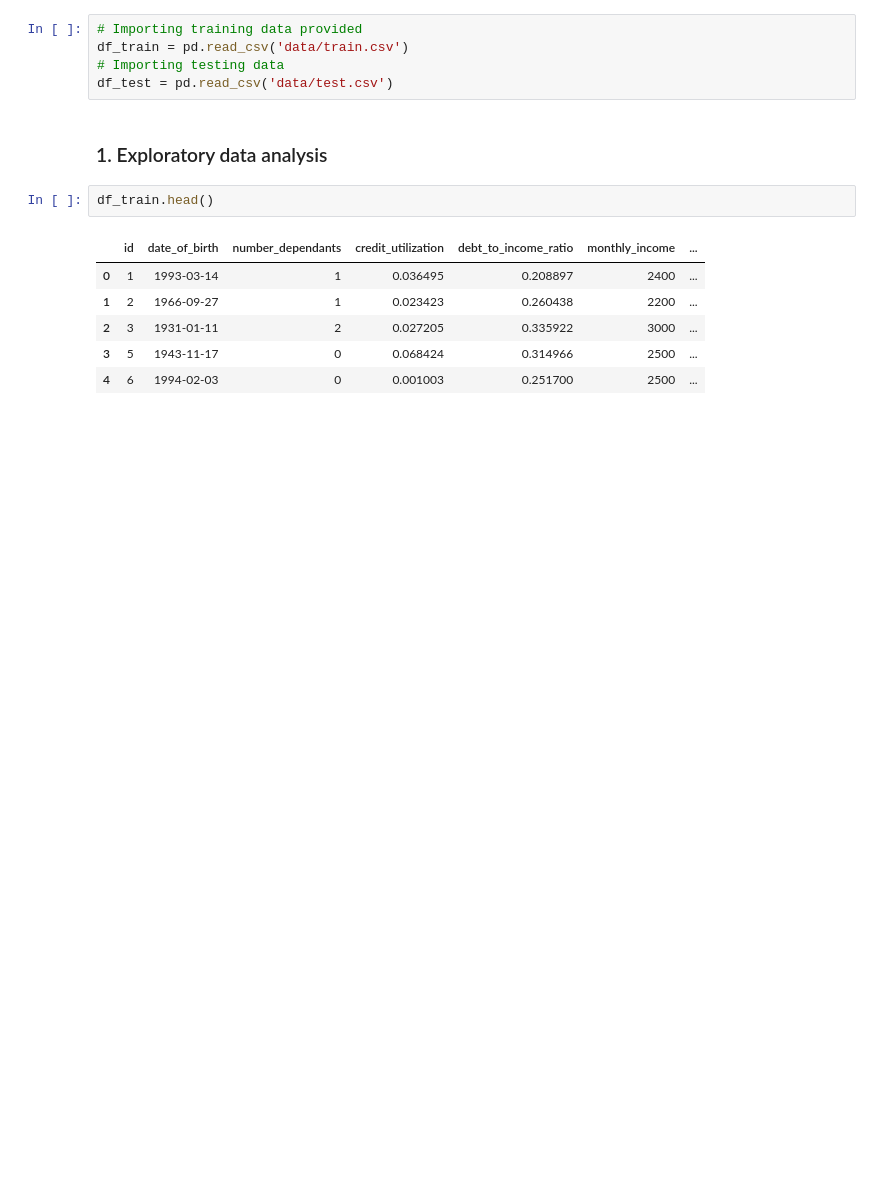
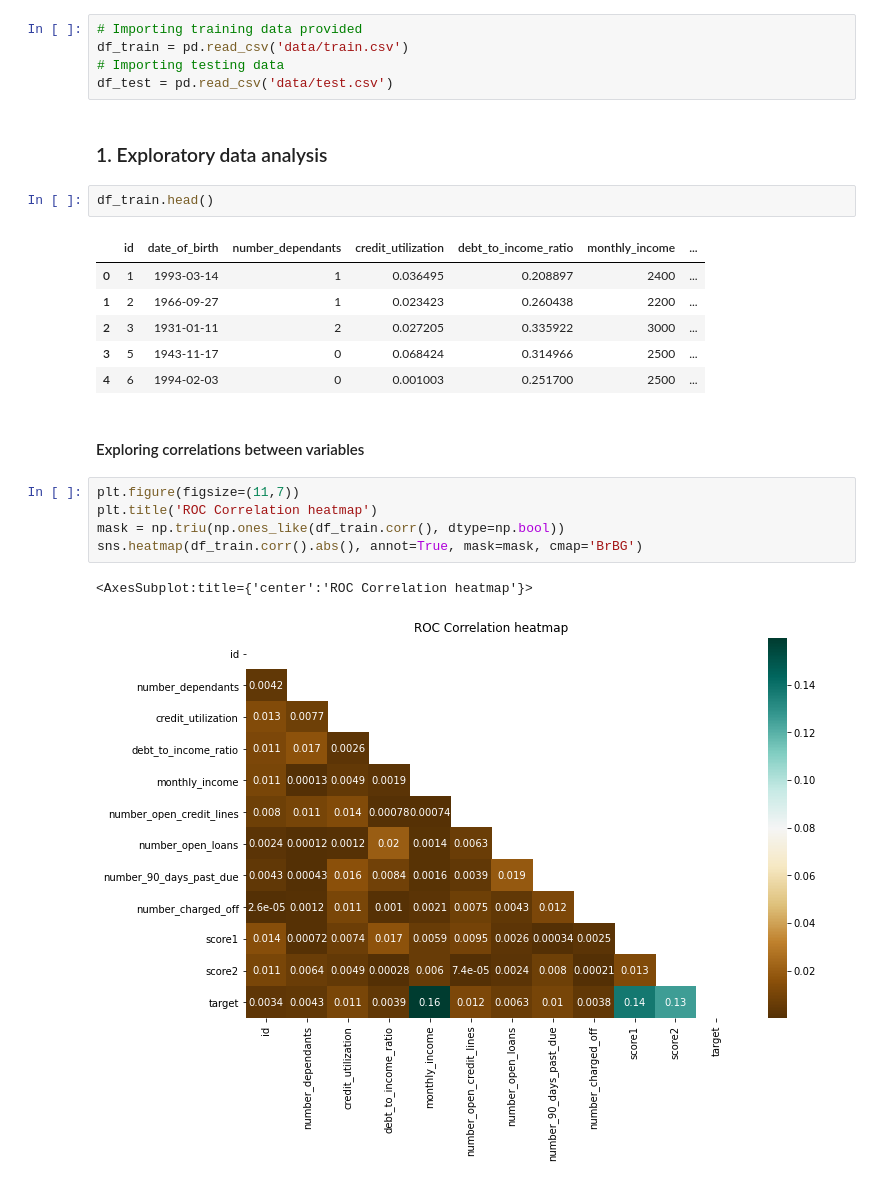
Before and after one commit to kevinmiguel97/Credit-default-model, a Jupyter notebook: Credit_default_model.ipynb, the cells around one changed output. Cells and saved outputs as stored; diff of their text form; blank space fills up the shorter version.

Commit message:
Creation of correlation matrix figure

```diff
--- a/Credit_default_model.ipynb
+++ b/Credit_default_model.ipynb
@@ -33,3 +33,13 @@ df_train.head()
 | 2 | 3 | 1931-01-11 | 2 | 0.027205 | 0.335922 | 3000 | ... |
 | 3 | 5 | 1943-11-17 | 0 | 0.068424 | 0.314966 | 2500 | ... |
 | 4 | 6 | 1994-02-03 | 0 | 0.001003 | 0.251700 | 2500 | ... |
+# %% [markdown]
+#### Exploring correlations between variables
+# %%
+plt.figure(figsize=(11,7))
+plt.title('ROC Correlation heatmap')
+mask = np.triu(np.ones_like(df_train.corr(), dtype=np.bool))
+sns.heatmap(df_train.corr().abs(), annot=True, mask=mask, cmap='BrBG')
+# %% [output]
+<AxesSubplot:title={'center':'ROC Correlation heatmap'}>
+[figure, added]
```
